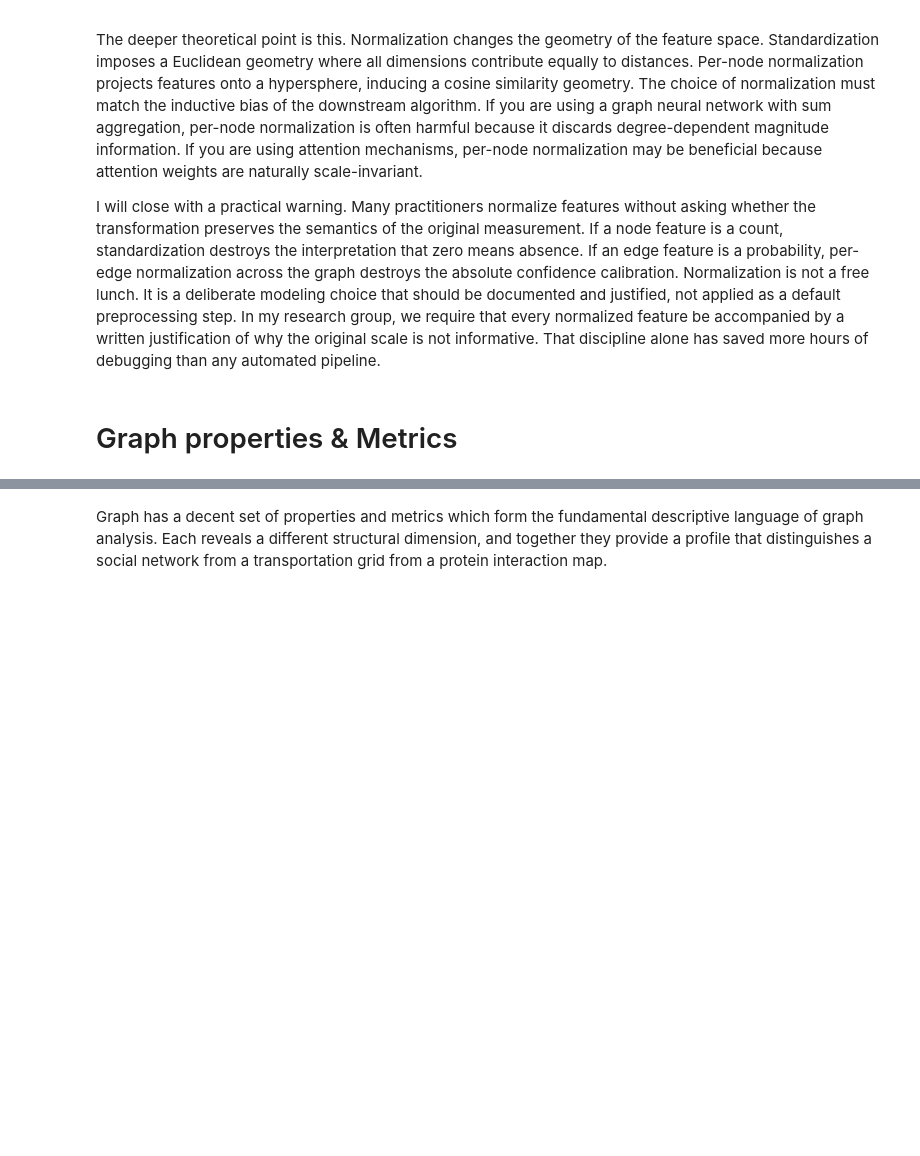
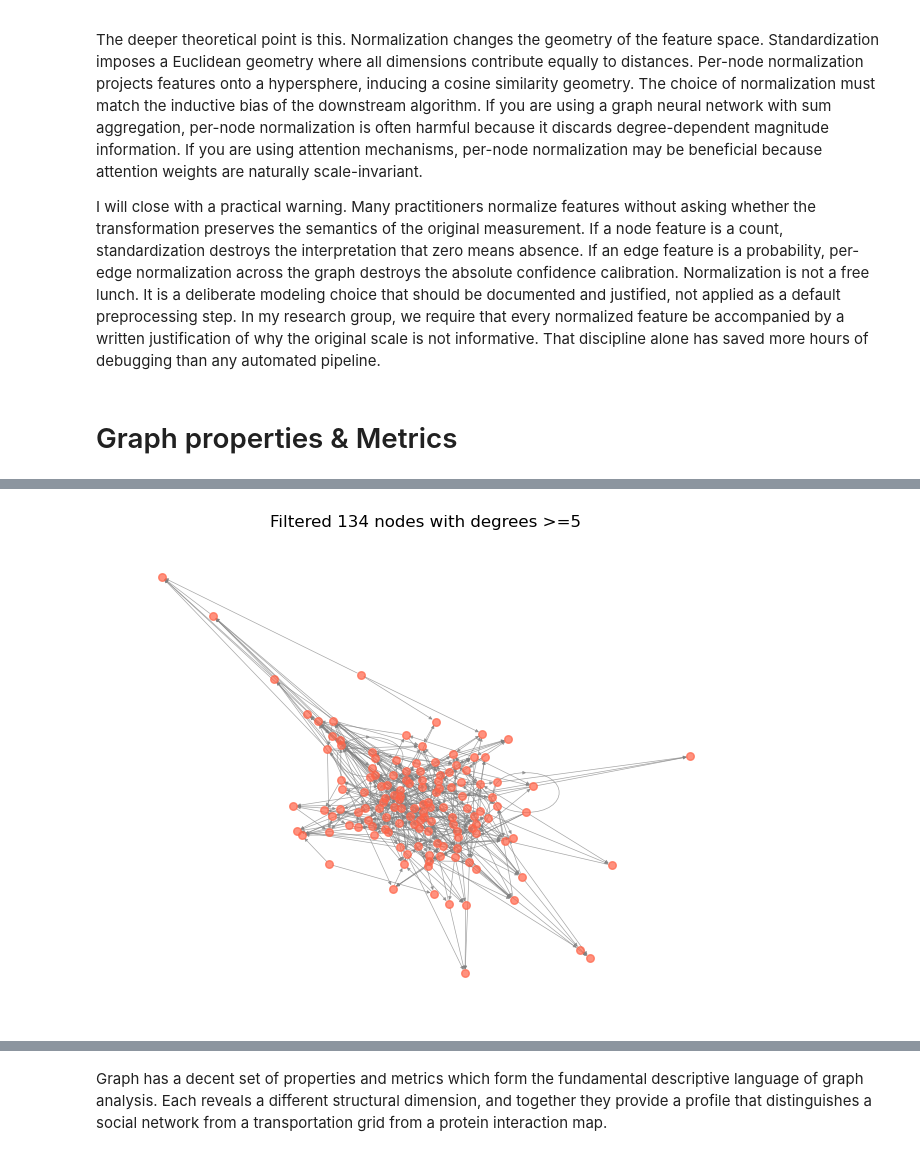
Before and after one commit to ImadElMaftouhi/Machine-learning, a Jupyter notebook: notebooks/graph_101.ipynb, the cells around one changed output, grey strips where cells are left out. Cells and saved outputs as stored; diff of their text form; code cells hidden in the pictures; blank space fills up the shorter version.

```diff
--- a/notebooks/graph_101.ipynb
+++ b/notebooks/graph_101.ipynb
@@ -831,0 +861,9 @@ I will close with a practical warning. Many practitioners normalize features wit
+# %%
+important = [n for n in G.nodes if G.degree(n) >=5]
+subgraph = G.subgraph(important)
+pos = nx.spring_layout(subgraph, seed=42)
+nx.draw(subgraph, pos, node_size=30, width=0.5, arrowsize=5,node_color="tomato", edge_color="gray", alpha=0.7)
+plt.title(f"Filtered {len(important)} nodes with degrees >=5")
+plt.show()
+# %% [output]
+[figure, added]
```
Also changed, not shown: parts of 20 cells of this notebook.
